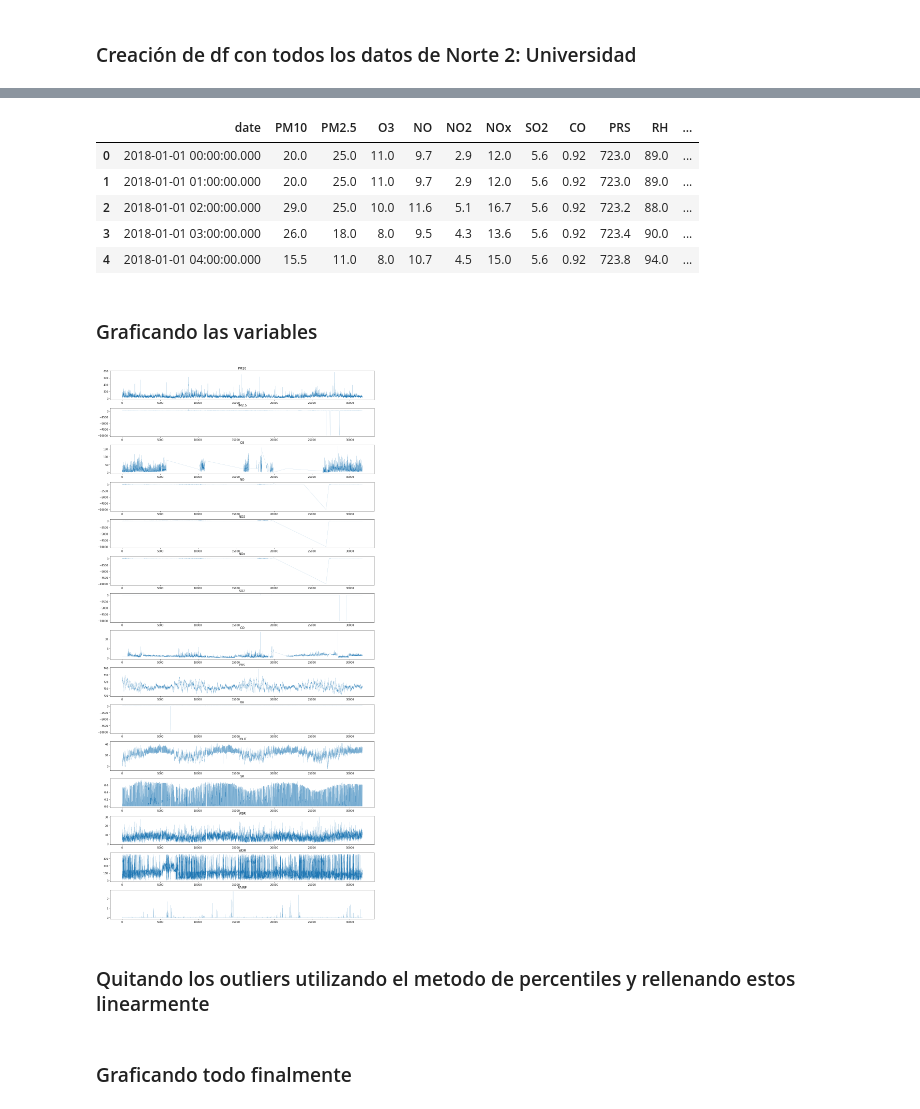
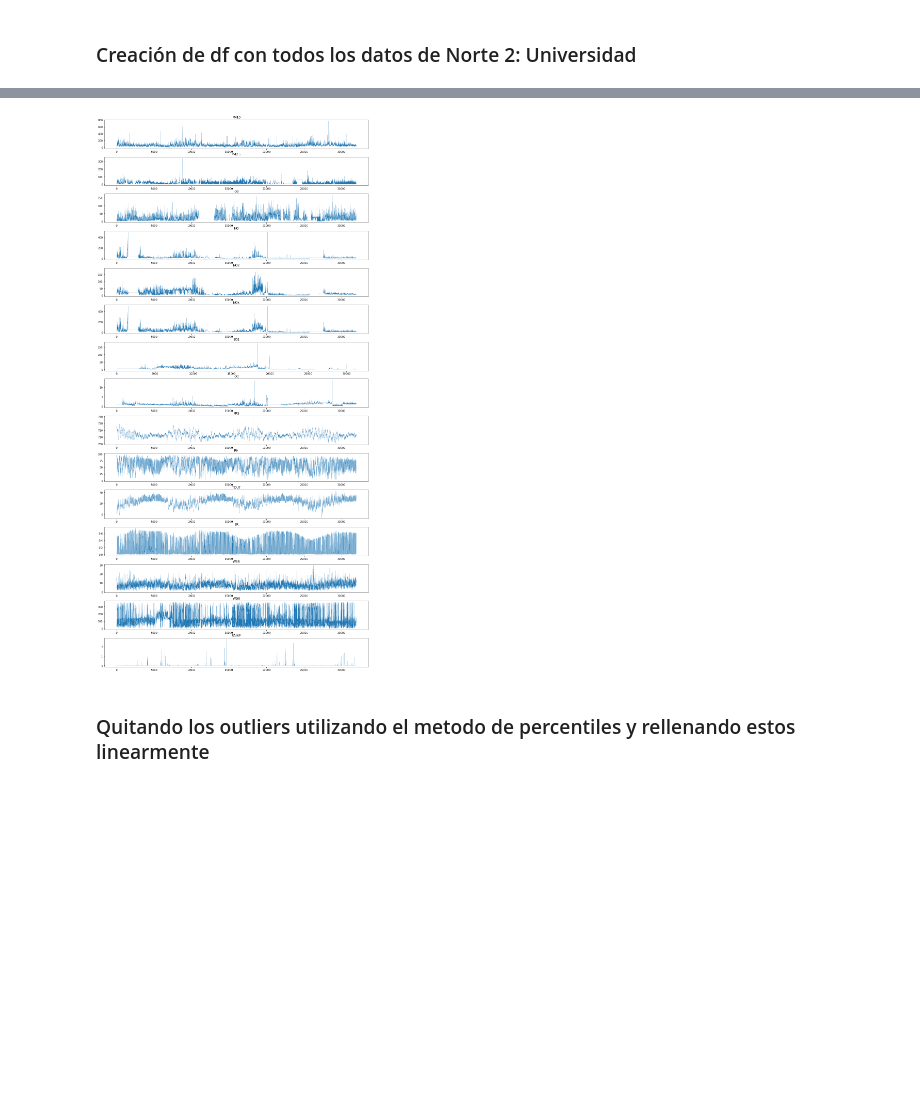
Before and after one commit to DiegoElian02/CienciadeDatosMultivariado, a Jupyter notebook: Datacleaning.ipynb, the cells around one changed output, grey strips where cells are left out. Saved outputs shown, nothing was run; the diff lists cells and outputs as text; code cells hidden in the pictures; blank space fills up the shorter version.

```diff
--- a/Datacleaning.ipynb
+++ b/Datacleaning.ipynb
@@ -29,0 +109,5 @@ dfNorte2.head()
+# %%
+df = dfMerge.copy()
+
+upper_bounds = [800, 400, 200, 600, 200, 600, 200, 20, 800, 150,  60, 2, 400]
+lower_bounds = [0  , 0  , 0  , 0  , 0  , 0  , 0  , 0 , 300, 0  , -30, 0, 0  ]
@@ -30,28 +132,7 @@ dfNorte2.head()
 # %%
-df=dfNorte2.copy()
-df.interpolate(method='linear',inplace=True)
 df.fillna(method='bfill',inplace=True)
-df.head()
+graficar(df)
 # %% [output]
-|  | date | PM10 | PM2.5 | O3 | NO | NO2 | NOx | SO2 | CO | PRS | RH | ... |
-| 0 | 2018-01-01 00:00:00.000 | 20.0 | 25.0 | 11.0 | 9.7 | 2.9 | 12.0 | 5.6 | 0.92 | 723.0 | 89.0 | ... |
-| 1 | 2018-01-01 01:00:00.000 | 20.0 | 25.0 | 11.0 | 9.7 | 2.9 | 12.0 | 5.6 | 0.92 | 723.0 | 89.0 | ... |
-| 2 | 2018-01-01 02:00:00.000 | 29.0 | 25.0 | 10.0 | 11.6 | 5.1 | 16.7 | 5.6 | 0.92 | 723.2 | 88.0 | ... |
-| 3 | 2018-01-01 03:00:00.000 | 26.0 | 18.0 | 8.0 | 9.5 | 4.3 | 13.6 | 5.6 | 0.92 | 723.4 | 90.0 | ... |
-| 4 | 2018-01-01 04:00:00.000 | 15.5 | 11.0 | 8.0 | 10.7 | 4.5 | 15.0 | 5.6 | 0.92 | 723.8 | 94.0 | ... |
+[figure, added]
-# %% [markdown]
-### Graficando las variables
-# %%
-fig, ax = plt.subplots(15, figsize=(15,30))
-fig.tight_layout()
-
-x = range(len(df))
-inde=1
-for i in range(15):
-        ax[i].set_title(df.columns[inde])
-        ax[i].plot(x, df[df.columns[inde]], linewidth=0.2)
-        inde += 1
-# %% [output]
-[figure, removed]
 # %% [markdown]
 ### Quitando los outliers utilizando el metodo de percentiles y rellenando estos linearmente
@@ -71,2 +146,0 @@ df.fillna(method='bfill',inplace=True)
-# %% [markdown]
-### Graficando todo finalmente
```
Also changed, not shown: parts of 15 cells of this notebook, 1 other file.
